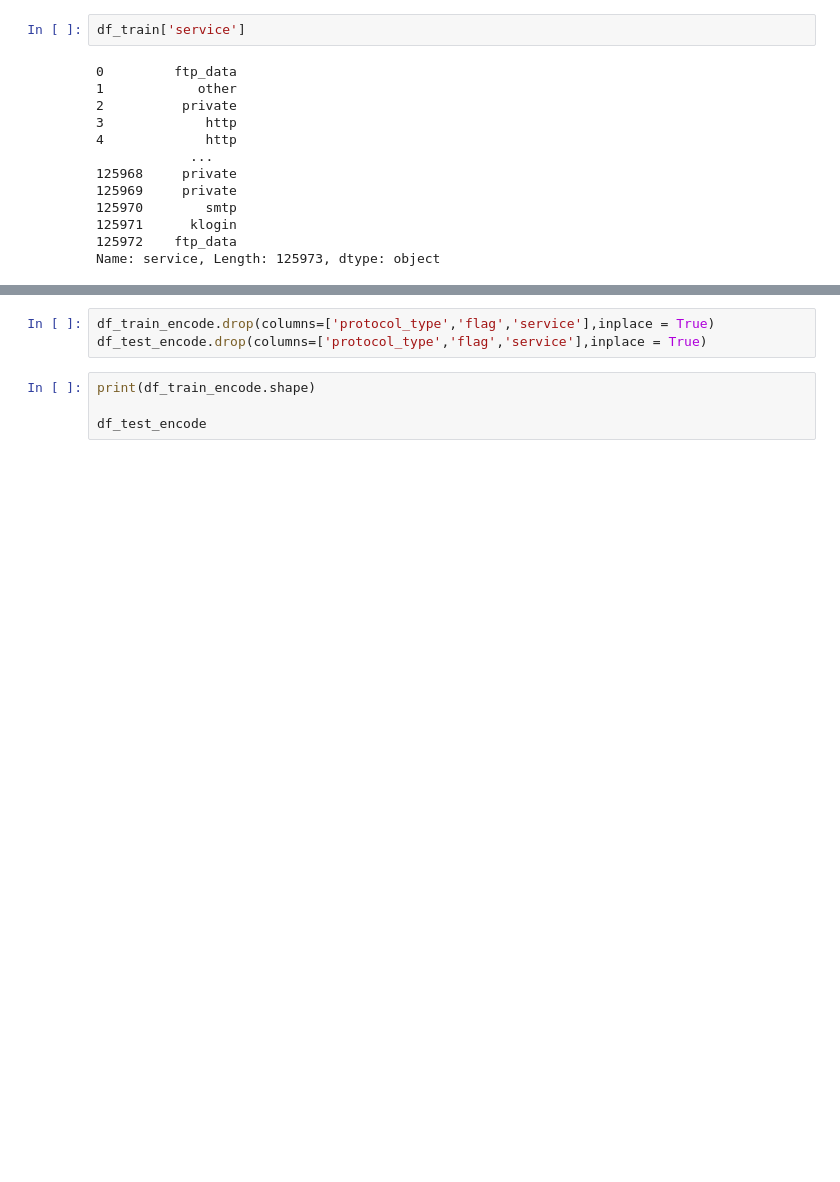
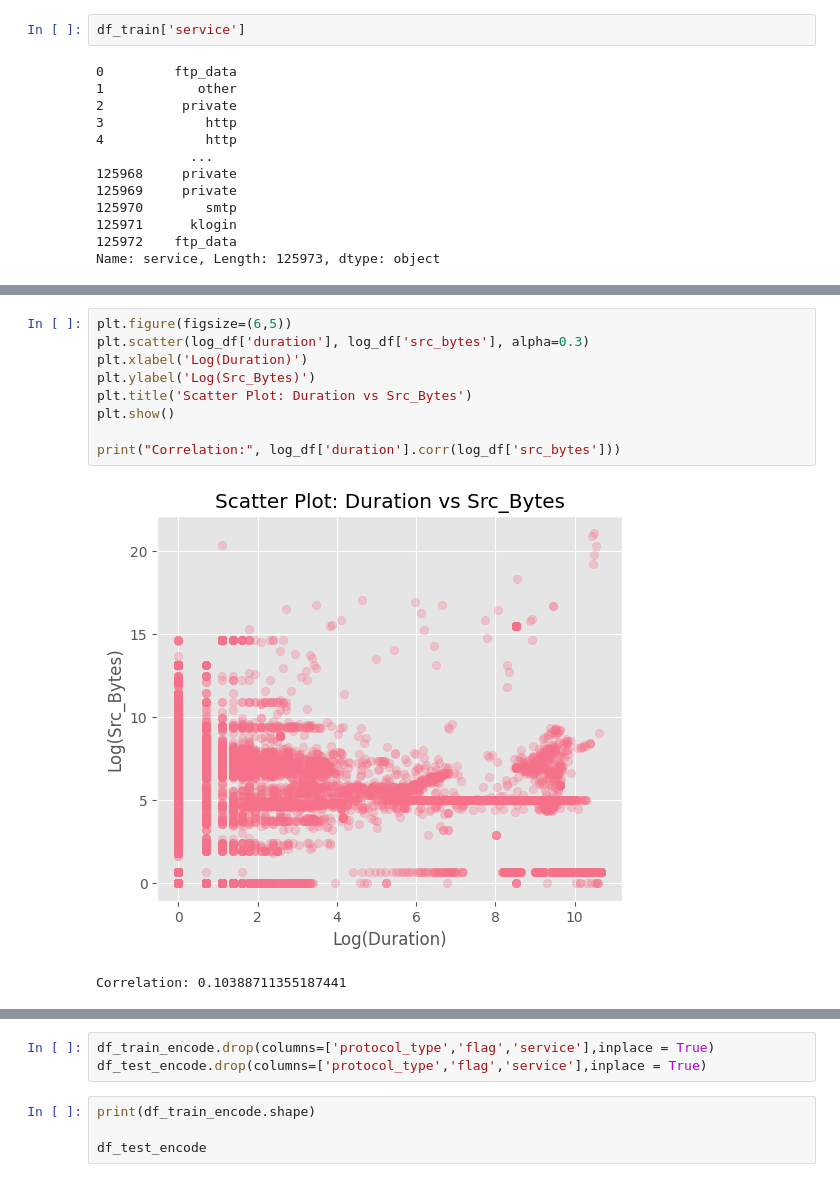
Before and after one commit to mailech/SentinelNet-AI-Powered-Network-Intrusion-Detection-System-, a Jupyter notebook: feature-engineering.ipynb, the cells around one changed output, grey strips where cells are left out. Drawn from its saved outputs; the diff is of its cells as text; blank space fills up the shorter version.

```diff
--- a/feature-engineering.ipynb
+++ b/feature-engineering.ipynb
@@ -251,0 +375,12 @@ Name: service, Length: 125973, dtype: object
+# %%
+plt.figure(figsize=(6,5))
+plt.scatter(log_df['duration'], log_df['src_bytes'], alpha=0.3)
+plt.xlabel('Log(Duration)')
+plt.ylabel('Log(Src_Bytes)')
+plt.title('Scatter Plot: Duration vs Src_Bytes')
+plt.show()
+
+print("Correlation:", log_df['duration'].corr(log_df['src_bytes']))
+# %% [output]
+[figure, added]
+Correlation: 0.10388711355187441
```
Also changed, not shown: parts of 30 cells of this notebook, 3 other files.
